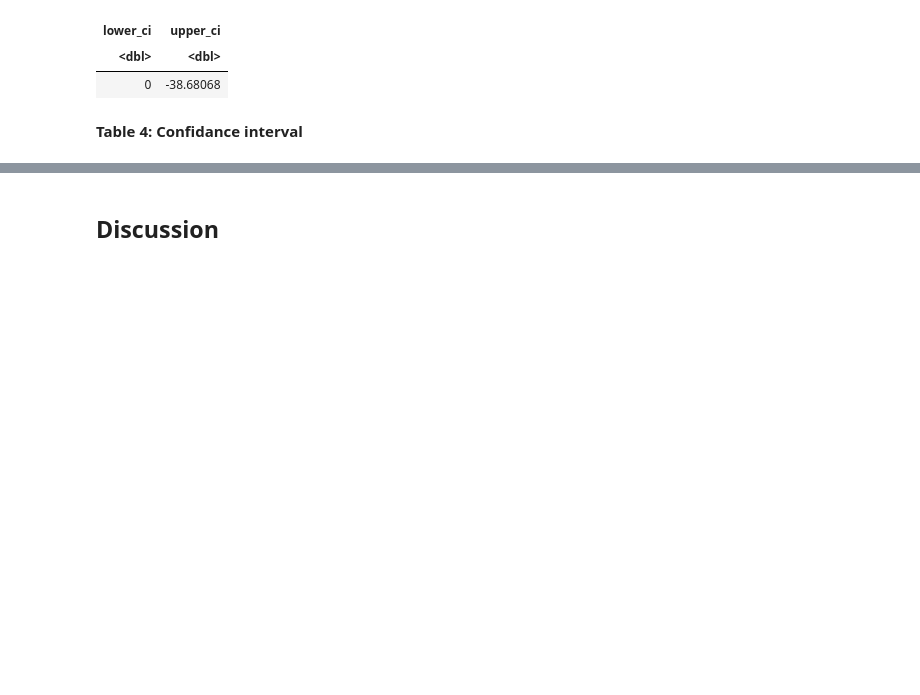
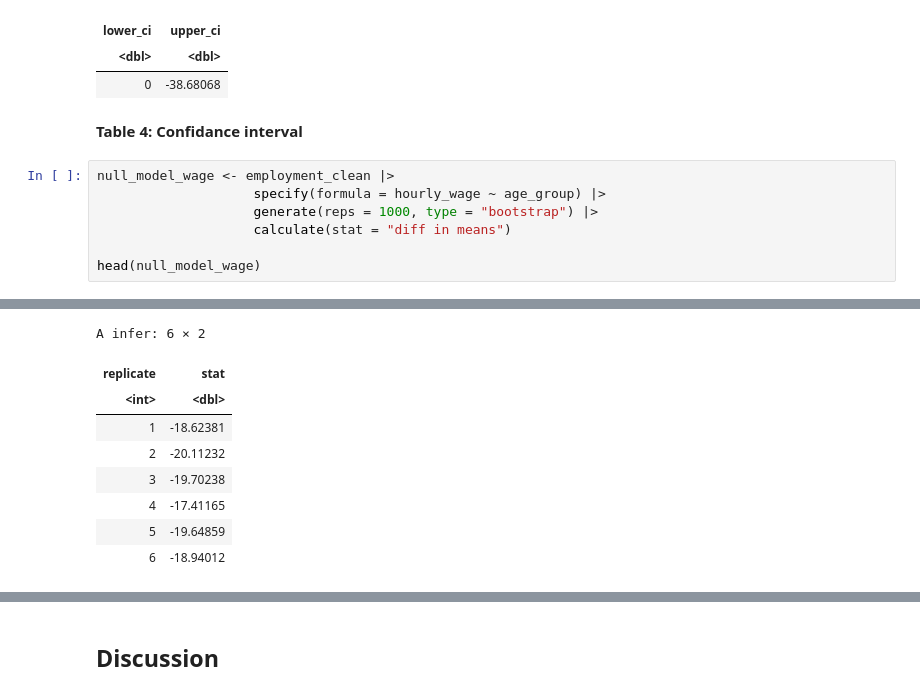
Before and after one commit to GWilliam02/STAT201-Project, a Jupyter notebook: final_report.ipynb, the cells around one changed output, grey strips where cells are left out. Saved outputs shown, nothing was run; the diff lists cells and outputs as text; blank space fills up the shorter version.

```diff
--- a/final_report.ipynb
+++ b/final_report.ipynb
@@ -175,3 +193,11 @@ A tibble: 1 × 2
 | 0 | -38.68068 |
 # %% [markdown]
 **Table 4: Confidance interval**
+# %%
+null_model_wage <- employment_clean |>
+                    specify(formula = hourly_wage ~ age_group) |>
+                    generate(reps = 1000, type = "bootstrap") |>
+                    calculate(stat = "diff in means")
+
+head(null_model_wage)
+# %% [output]
@@ -177,0 +206,9 @@ A tibble: 1 × 2
+A infer: 6 × 2
+| replicate | stat |
+| <int> | <dbl> |
+| 1 | -18.62381 |
+| 2 | -20.11232 |
+| 3 | -19.70238 |
+| 4 | -17.41165 |
+| 5 | -19.64859 |
+| 6 | -18.94012 |
```
Also changed, not shown: parts of 8 cells of this notebook, 1 other file.
